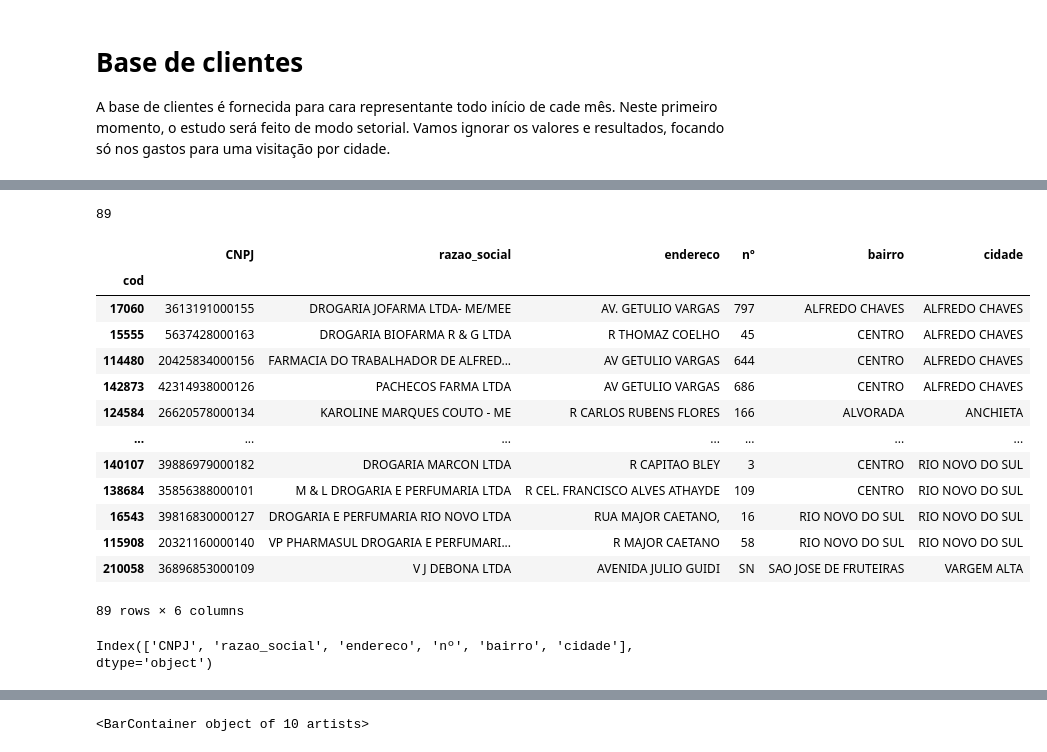
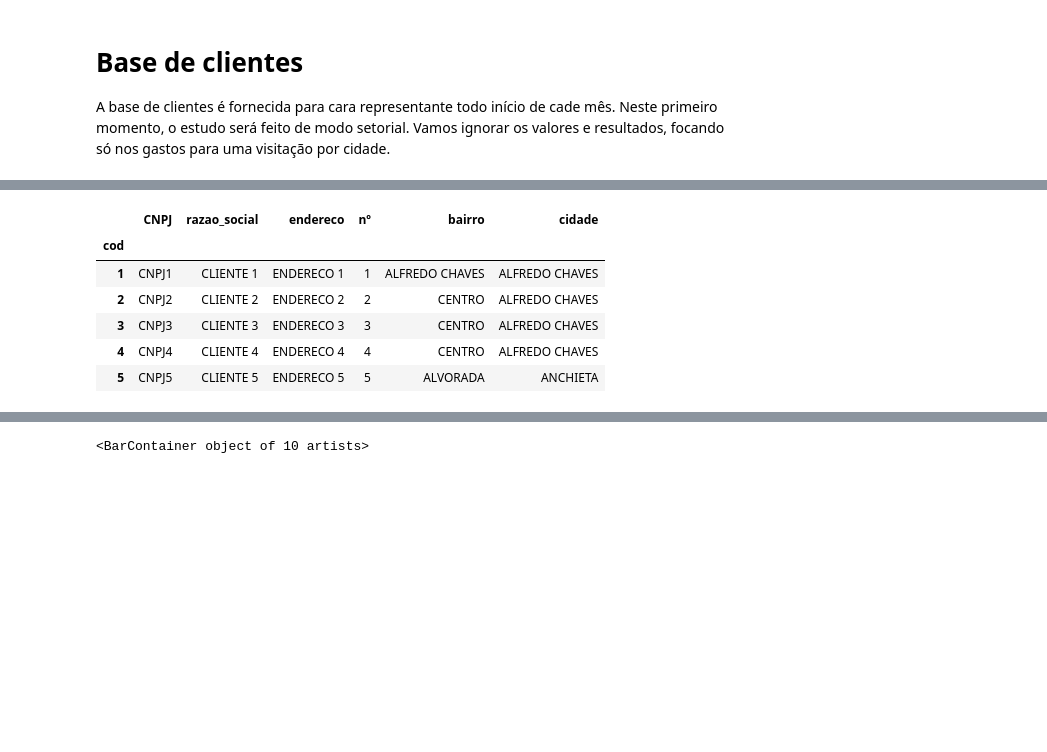
Before and after one commit to ricardogomesmatos/MilleniumComercial, a Jupyter notebook: Projeto_Millenium.ipynb, the cells around one changed output, grey strips where cells are left out. Drawn from its saved outputs; the diff is of its cells as text; code cells hidden in the pictures; blank space fills up the shorter version.

```diff
--- a/Projeto_Millenium.ipynb
+++ b/Projeto_Millenium.ipynb
@@ -90,7 +105,9 @@ Considerando que para um melhor aproveitamento da rota, encontramos na logístic
 A base de clientes é fornecida para cara representante todo início de cade mês.
 Neste primeiro momento, o estudo será feito de modo setorial. Vamos ignorar os valores e resultados, focando só nos gastos para uma visitação por cidade.
 # %%
-tabela_clientes = pd.read_excel('RCA BASE RICARDO.xlsx')
+# Abrindo a tabela de clientes
+
+tabela_clientes = pd.read_excel('RCA BASE RICARDO2.xlsx')
 tabela_clientes
 # %% [output]
 |  | CÓD | CNPJ | RAZÃO SOCIAL | ENDEREÇO | Nº | BAIRRO | CIDADE | Coluna1 |
@@ -108,6 +125,2 @@ tabela_clientes
 89 rows × 8 columns
-# %%
-len(tabela_clientes)
-# %% [output]
-89
 # %%
@@ -122,25 +137,17 @@ renomear = {'CÓD' : 'cod',
 
 tabela_clientes = tabela_clientes.rename(columns = renomear)
 # %%
+# Excluindo a coluna1, desnecessária para nossa análise
+# Usando o código como index
+
 tabela_clientes = tabela_clientes.drop(columns=['coluna1'])
 tabela_clientes.set_index('cod', inplace=True)
-tabela_clientes
+tabela_clientes.head(5)
 # %% [output]
 |  | CNPJ | razao_social | endereco | nº | bairro | cidade |
 | cod |  |  |  |  |  |  |
-| 17060 | 3613191000155 | DROGARIA JOFARMA LTDA- ME/MEE | AV. GETULIO VARGAS | 797 | ALFREDO CHAVES | ALFREDO CHAVES |
-| 15555 | 5637428000163 | DROGARIA BIOFARMA R & G LTDA | R THOMAZ COELHO | 45 | CENTRO | ALFREDO CHAVES |
-| 114480 | 20425834000156 | FARMACIA DO TRABALHADOR DE ALFRED... | AV GETULIO VARGAS | 644 | CENTRO | ALFREDO CHAVES |
-| 142873 | 42314938000126 | PACHECOS FARMA LTDA | AV GETULIO VARGAS | 686 | CENTRO | ALFREDO CHAVES |
-| 124584 | 26620578000134 | KAROLINE MARQUES COUTO - ME | R CARLOS RUBENS FLORES | 166 | ALVORADA | ANCHIETA |
-| ... | ... | ... | ... | ... | ... | ... |
-| 140107 | 39886979000182 | DROGARIA MARCON LTDA | R CAPITAO BLEY | 3 | CENTRO | RIO NOVO DO SUL |
-| 138684 | 35856388000101 | M & L DROGARIA E PERFUMARIA LTDA | R CEL. FRANCISCO ALVES ATHAYDE | 109 | CENTRO | RIO NOVO DO SUL |
-| 16543 | 39816830000127 | DROGARIA E PERFUMARIA RIO NOVO LTDA | RUA MAJOR CAETANO, | 16 | RIO NOVO DO SUL | RIO NOVO DO SUL |
-| 115908 | 20321160000140 | VP PHARMASUL DROGARIA E PERFUMARI... | R MAJOR CAETANO | 58 | RIO NOVO DO SUL | RIO NOVO DO SUL |
-| 210058 | 36896853000109 | V J DEBONA LTDA | AVENIDA JULIO GUIDI | SN | SAO JOSE DE FRUTEIRAS | VARGEM ALTA |
+| 1 | CNPJ1 | CLIENTE 1 | ENDERECO 1 | 1 | ALFREDO CHAVES | ALFREDO CHAVES |
+| 2 | CNPJ2 | CLIENTE 2 | ENDERECO 2 | 2 | CENTRO | ALFREDO CHAVES |
+| 3 | CNPJ3 | CLIENTE 3 | ENDERECO 3 | 3 | CENTRO | ALFREDO CHAVES |
+| 4 | CNPJ4 | CLIENTE 4 | ENDERECO 4 | 4 | CENTRO | ALFREDO CHAVES |
+| 5 | CNPJ5 | CLIENTE 5 | ENDERECO 5 | 5 | ALVORADA | ANCHIETA |
-89 rows × 6 columns
-# %%
-tabela_clientes.columns
-# %% [output]
-Index(['CNPJ', 'razao_social', 'endereco', 'nº', 'bairro', 'cidade'], dtype='object')
```
Also changed, not shown: parts of 76 cells of this notebook.
